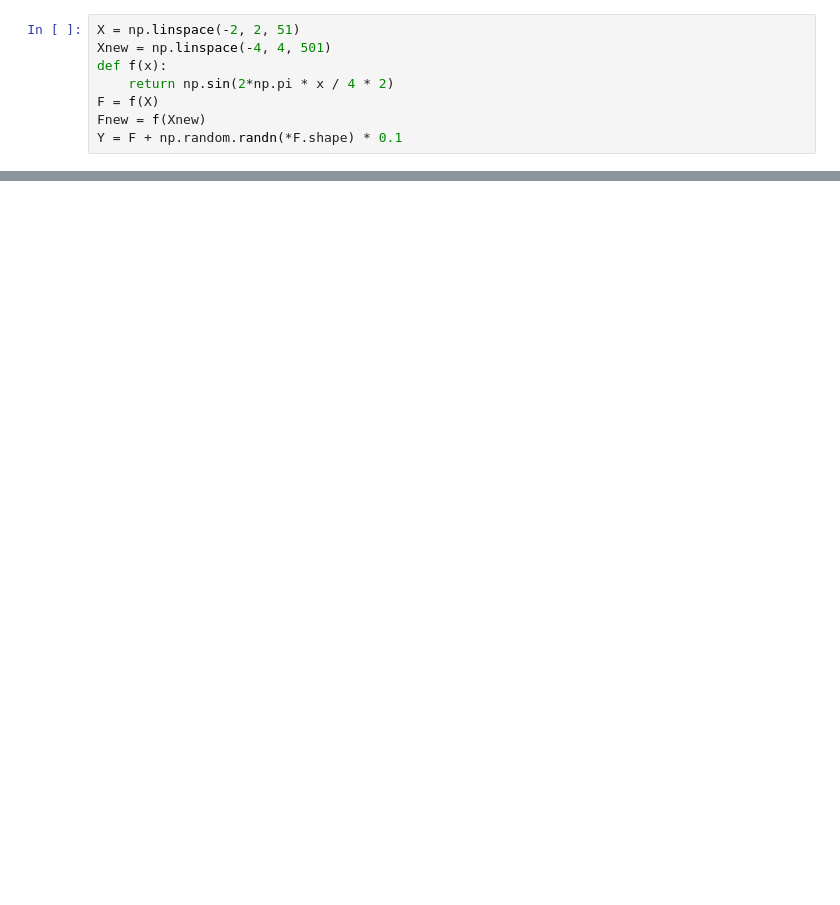
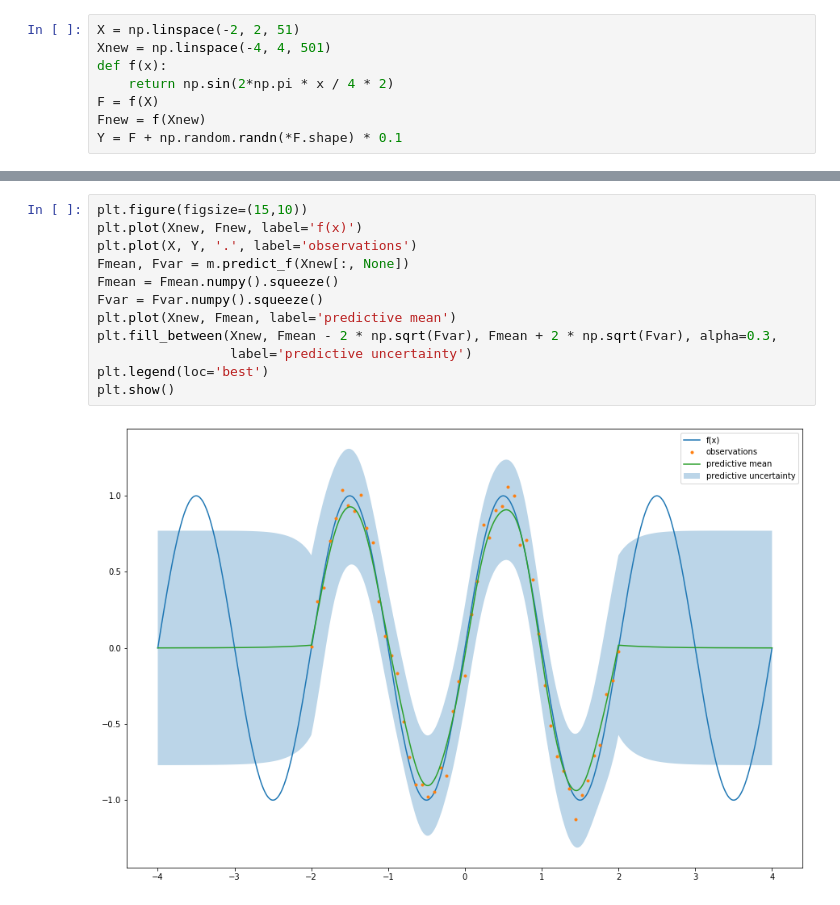
Before and after one commit to GPflow/GPflow, a Jupyter notebook: notebooks2/advanced/VFF.ipynb, the cells around one changed output, grey strips where cells are left out. Saved outputs shown, nothing was run; the diff lists cells and outputs as text; blank space fills up the shorter version.

```diff
--- a/notebooks2/advanced/VFF.ipynb
+++ b/notebooks2/advanced/VFF.ipynb
@@ -287,0 +256,14 @@ plt.show()
+# %%
+plt.figure(figsize=(15,10))
+plt.plot(Xnew, Fnew, label='f(x)')
+plt.plot(X, Y, '.', label='observations')
+Fmean, Fvar = m.predict_f(Xnew[:, None])
+Fmean = Fmean.numpy().squeeze()
+Fvar = Fvar.numpy().squeeze()
+plt.plot(Xnew, Fmean, label='predictive mean')
+plt.fill_between(Xnew, Fmean - 2 * np.sqrt(Fvar), Fmean + 2 * np.sqrt(Fvar), alpha=0.3,
+                 label='predictive uncertainty')
+plt.legend(loc='best')
+plt.show()
+# %% [output]
+[figure, added]
```
Also changed, not shown: parts of 13 cells of this notebook.
